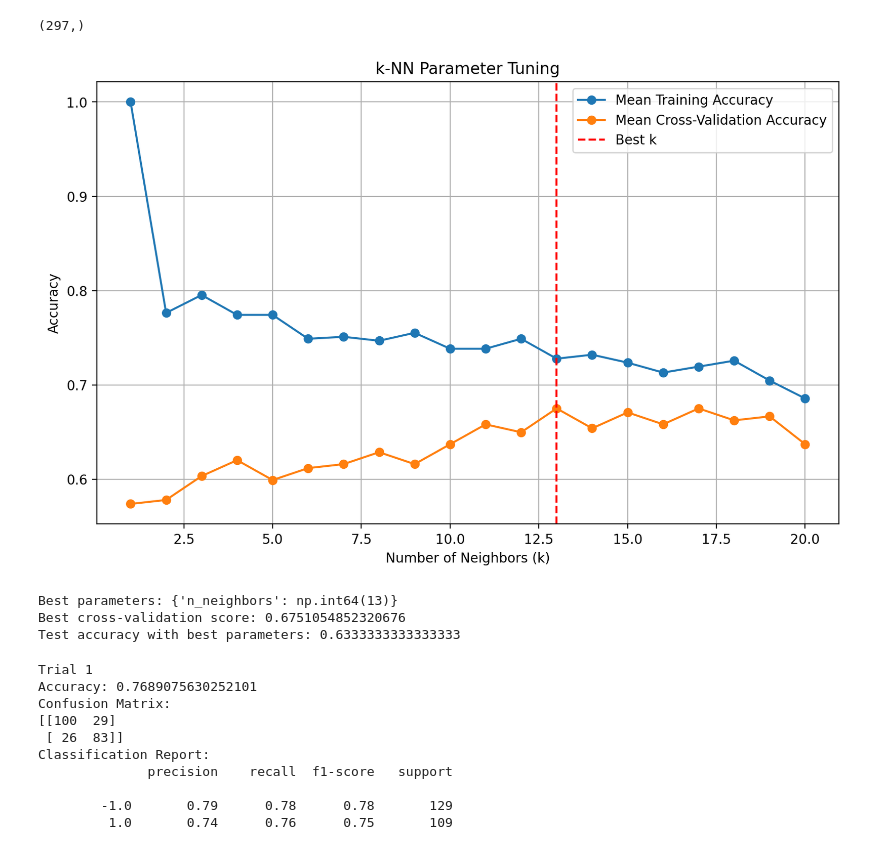
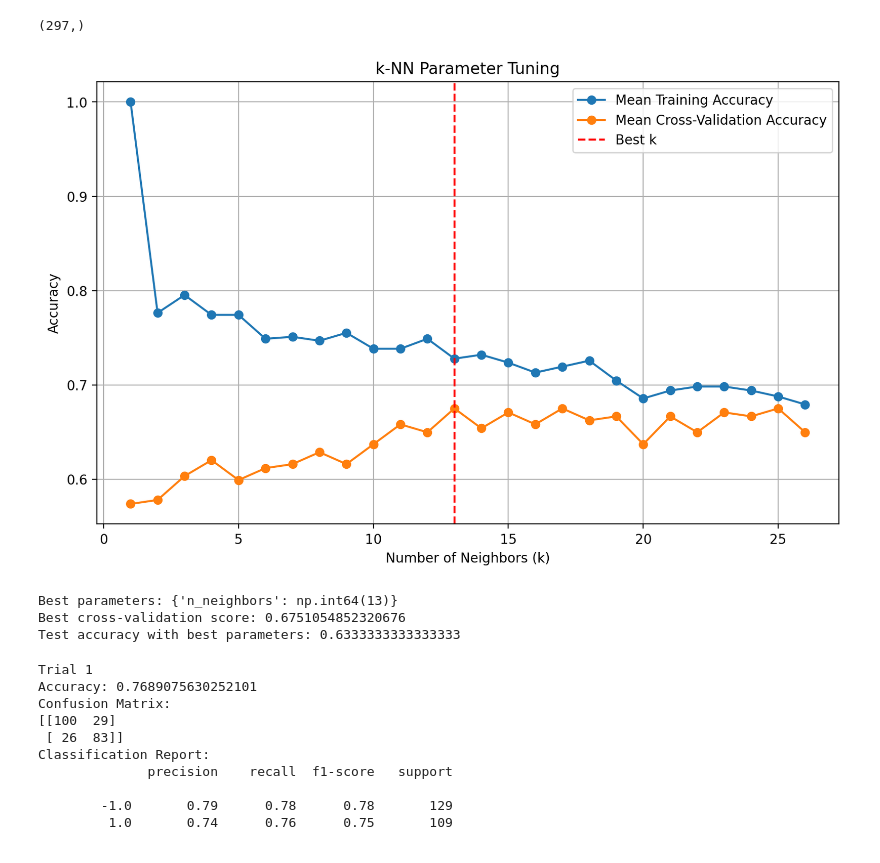
Before and after one commit to ebeltyukova/Classification-Benchmarks-DT-KNN-RF, a Jupyter notebook: heart_disease_db.ipynb, the cells around one changed output. Saved outputs shown, nothing was run; the diff lists cells and outputs as text; code cells hidden in the pictures.

```diff
--- a/heart_disease_db.ipynb
+++ b/heart_disease_db.ipynb
@@ -499,42 +503,43 @@ from sklearn.metrics import classification_report
 
 # Split the data into training and testing sets
 X_train, X_test, y_train, y_test = train_test_split(X, Y, test_size=0.2, random_state=42)
+k_values = np.arange(1,27)
+# Define the parameter grid for GridSearchCV
+param_grid = {'n_neighbors': k_values}  # Testing k values from 1 to 20
 
-# Define the parameter grid for GridSearchCV
-param_grid = {'n_neighbors': np.arange(1, 27)}  # Testing k values from 1 to 20
-
-# Create a k-NN classifier
 knn = KNeighborsClassifier()\
 
 # Perform GridSearchCV to find the best hyperparameters
 grid_search = GridSearchCV(knn, param_grid, cv=3, scoring='accuracy', return_train_score=True)
 grid_search.fit(X_train, y_train)
 
 # Get the best parameters and score
 best_params = grid_search.best_params_
 best_score = grid_search.best_score_
 
+mean_train_scores = grid_search.cv_results_['mean_train_score']
+mean_test_scores = grid_search.cv_results_['mean_test_score']
 
 plt.figure(figsize=(10, 6))
 plt.plot(k_values, mean_train_scores, label='Mean Training Accuracy', marker='o')
 plt.plot(k_values, mean_test_scores, label='Mean Cross-Validation Accuracy', marker='o')
 plt.axvline(grid_search.best_params_['n_neighbors'], color='r', linestyle='--', label='Best k')
 plt.title('k-NN Parameter Tuning')
 plt.xlabel('Number of Neighbors (k)')
 plt.ylabel('Accuracy')
 plt.legend()
 plt.grid()
 plt.show()
 
 print("Best parameters:", best_params)
 print("Best cross-validation score:", best_score)
 
 # Evaluate on the test set using the best model
 best_knn = grid_search.best_estimator_
 test_accuracy = accuracy_score(y_test, best_knn.predict(X_test))
 print("Test accuracy with best parameters:", test_accuracy)
 # %% [output]
-[figure, old version]
+[figure, new version]
 Best parameters: {'n_neighbors': np.int64(13)}
 Best cross-validation score: 0.6751054852320676
 Test accuracy with best parameters: 0.6333333333333333
```
Also changed, not shown: parts of 2 cells of this notebook, 2 other files.
